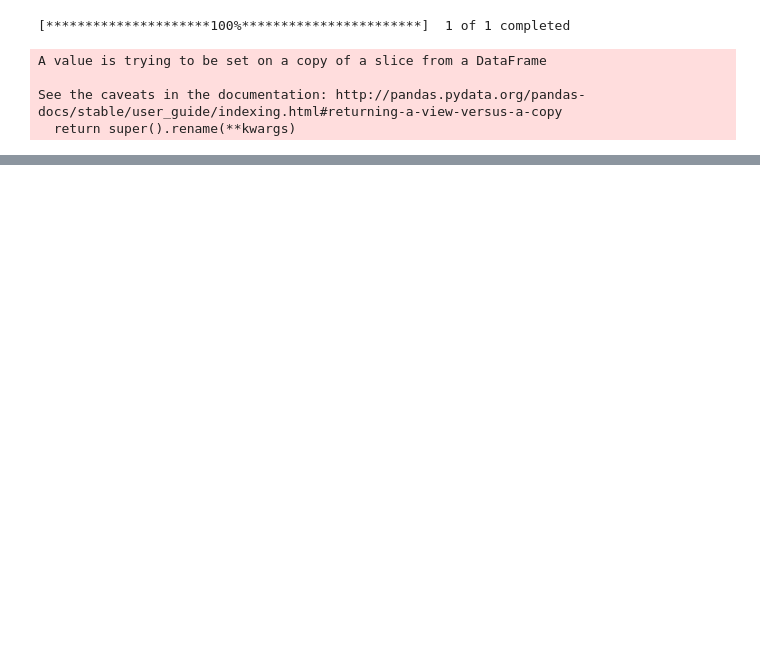
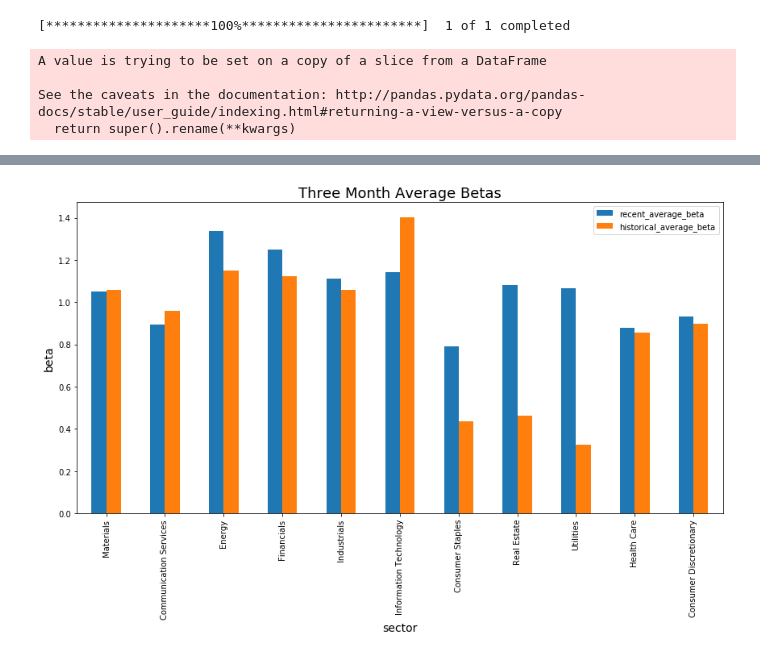
Before and after one commit to SachinGokal/capstone-one, a Jupyter notebook: new_notebook.ipynb, the cells around one changed output, grey strips where cells are left out. Cells and saved outputs as stored; diff of their text form; code cells hidden in the pictures; blank space fills up the shorter version.

```diff
--- a/new_notebook.ipynb
+++ b/new_notebook.ipynb
@@ -201,3 +206,7 @@ three_months
+# %%
+plot_average_betas(three_months, 'Three Month Average Betas')
+# %% [output]
+[figure, added]
 # %%
 plot_sector_betas_over_time(get_data_for_a_period(betas, '2019-12-06', '2020-04-08'), 'three_month_betas.png')
 # %% [output]
```
Also changed, not shown: parts of 15 cells of this notebook, 9 other files.
